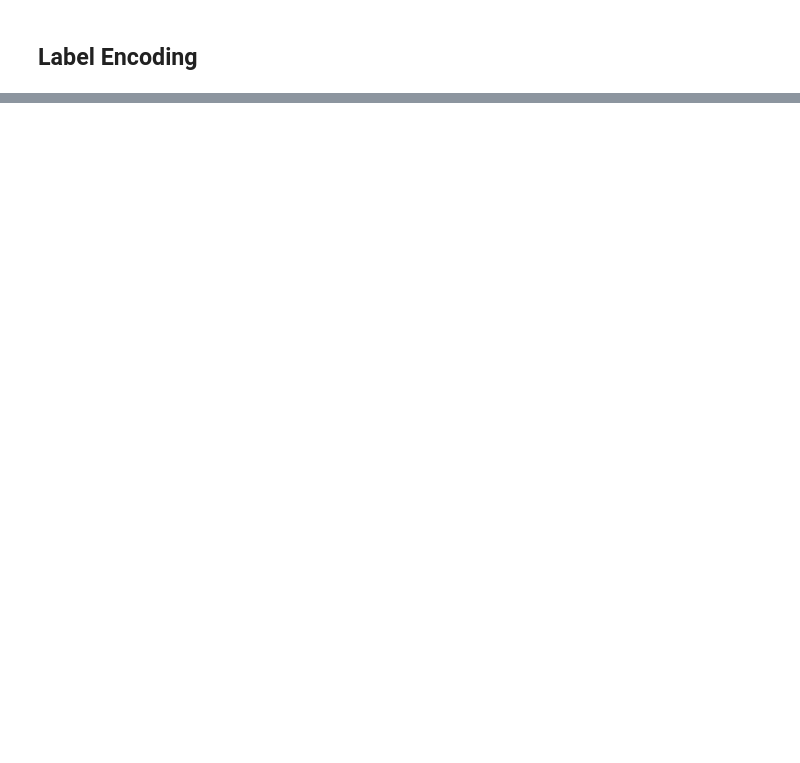
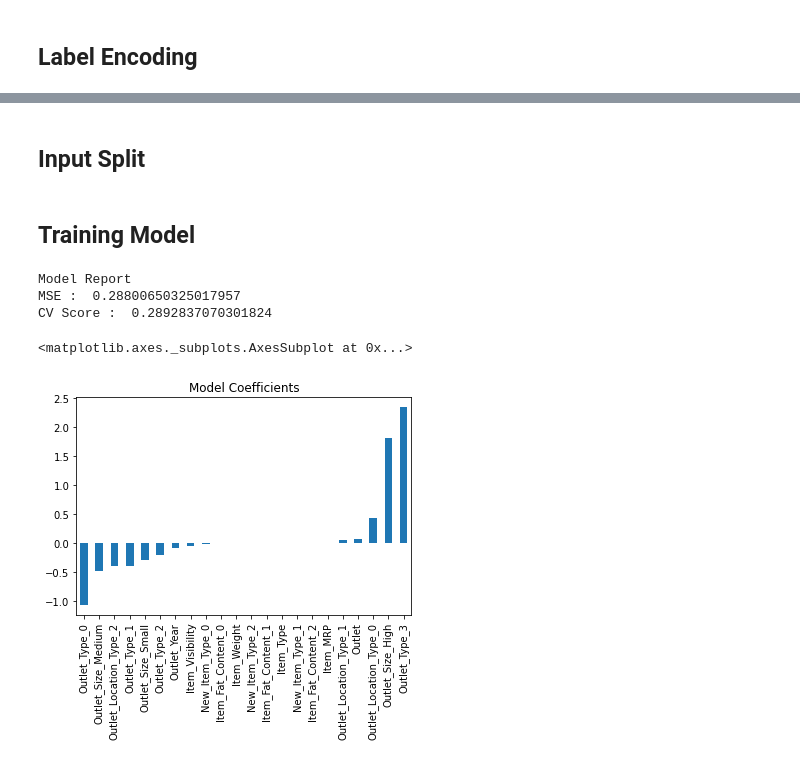
Before and after one commit to AnilKumar-06/BigMartPrediction1, a Jupyter notebook: BigMartPred.ipynb, the cells around one changed output, grey strips where cells are left out. Saved outputs shown, nothing was run; the diff lists cells and outputs as text; code cells hidden in the pictures; blank space fills up the shorter version.

Commit message:
Trained models

```diff
--- a/BigMartPred.ipynb
+++ b/BigMartPred.ipynb
@@ -387,3 +395,12 @@ df.head(10)
 | 9 | FDU28 | 19.200000 | Regular | 0.094450 | Frozen Foods | 187.8214 | ... |
 # %% [markdown]
 ## **Label Encoding**
+# %%
+from sklearn.preprocessing import LabelEncoder
+le = LabelEncoder()
+df['Outlet'] = le.fit_transform(df['Outlet_Identifier'])
+cat_attr = ['Item_Fat_Content','Item_Type','Outlet_Location_Type','Outlet_Type',
+            'New_Item_Type']
+
+for col in cat_attr:
+  df[col] = le.fit_transform(df[col])
@@ -389,0 +409,5 @@ df.head(10)
+# %%
+df = pd.get_dummies(df, columns=['Item_Fat_Content', 'Outlet_Size',
+                                 'Outlet_Location_Type','Outlet_Type',
+                                 'New_Item_Type'])
+df.head()
@@ -389,0 +421,38 @@ df.head(10)
+# %% [markdown]
+## **Input Split**
+# %%
+x = df.drop(columns=['Outlet_Establishment_Year','Item_Identifier','Outlet_Identifier',
+                     'Item_Outlet_Sales'])
+y = df['Item_Outlet_Sales']
+# %% [markdown]
+## **Training Model**
+# %%
+from sklearn.model_selection import cross_val_score
+from sklearn.metrics import mean_squared_error
+
+def train(model, x, y):
+  #train the model
+  model.fit(x,y)
+
+  #predict the training set
+  pred = model.predict(x)
+
+  #perform cross validation
+  cv_score = cross_val_score(model, x, y, scoring = 'neg_mean_squared_error',cv=5)
+  cv_score = np.abs(np.mean(cv_score))
+
+  print('Model Report')
+  print("MSE : ",mean_squared_error(y, pred))
+  print("CV Score : ", cv_score)
+# %%
+from sklearn.linear_model import LinearRegression, Ridge, Lasso
+model = LinearRegression(normalize=True)
+train(model,x,y)
+coef = pd.Series(model.coef_,x.columns).sort_values()
+coef.plot(kind='bar', title='Model Coefficients')
+# %% [output]
+Model Report
+MSE :  0.28800650325017957
+CV Score :  0.2892837070301824
+<matplotlib.axes._subplots.AxesSubplot at 0x...>
+[figure, added]
```
Also changed, not shown: parts of 11 cells of this notebook.
